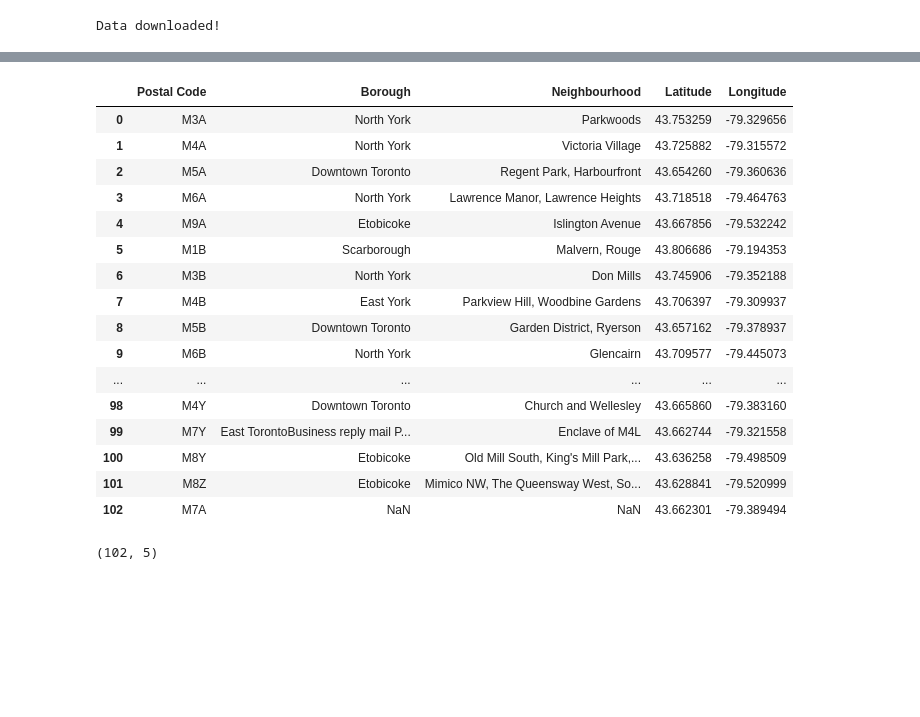
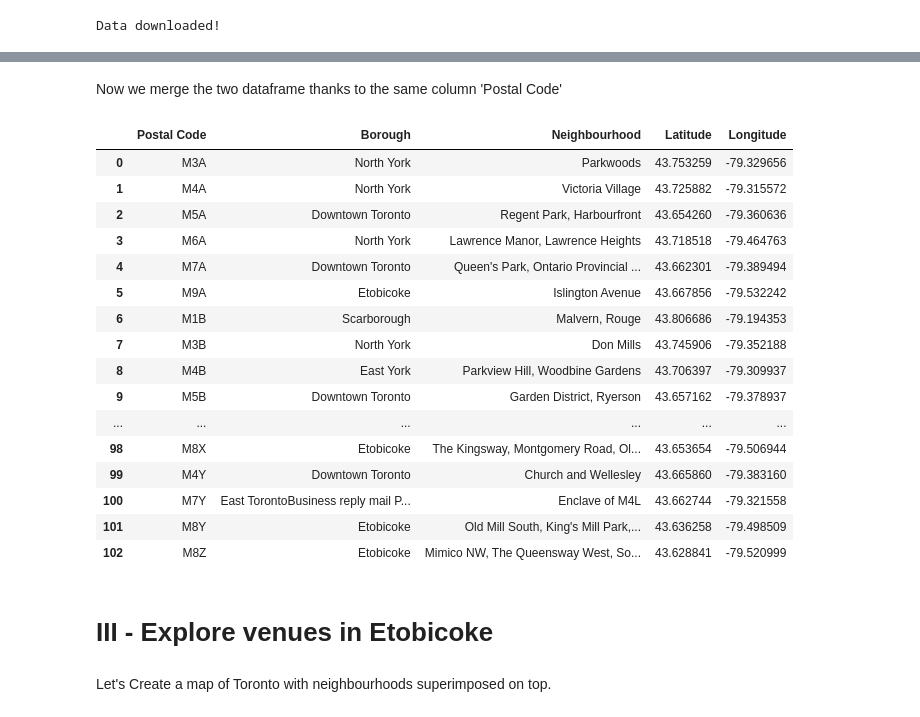
Before and after one commit to Techneb/Coursera_Capstone, a Jupyter notebook: Assignment 9 - Segmenting and Clustering Neighborhouds in Toronto.ipynb, the cells around one changed output, grey strips where cells are left out. Drawn from its saved outputs; the diff is of its cells as text; code cells hidden in the pictures; blank space fills up the shorter version.

```diff
--- a/Assignment 9 - Segmenting and Clustering Neighborhouds in Toronto.ipynb
+++ b/Assignment 9 - Segmenting and Clustering Neighborhouds in Toronto.ipynb
@@ -186,22 +187,3 @@ df.shape
 # II - Scrapping locations
 # %% [markdown]
 We are using the CSV file to retreive the coordinates of each postal code
-# %%
-import geocoder # import geocoder
-
-#for i in range(len(df)):
-# initialize your variable to None
-lat_lng_coords = None
-
-# loop until you get the coordinates
-while(lat_lng_coords is None):
-    g = geocoder.google('{}, Toronto, Ontario'.format(df.iloc[0]['Postal Code']))
-    lat_lng_coords = g.latlng
-
-latitude = lat_lng_coords[0]
-longitude = lat_lng_coords[1]
-
-df = df.append({'Latitude': latitude,
-                'Longitude': longitude}, ignore_index=True)
-
-df
@@ -238,25 +199,29 @@ loc_data
+# %% [markdown]
+Now we merge the two dataframe thanks to the same column 'Postal Code'
 # %%
 clean_df = pd.merge(left=df, right=loc_data, how='right', left_on='Postal Code', right_on='Postal Code')
-clean_df
-# %% [output]
-|  | Postal Code | Borough | Neighbourhood | Latitude | Longitude |
-| 0 | M3A | North York | Parkwoods | 43.753259 | -79.329656 |
-| 1 | M4A | North York | Victoria Village | 43.725882 | -79.315572 |
-| 2 | M5A | Downtown Toronto | Regent Park, Harbourfront | 43.654260 | -79.360636 |
-| 3 | M6A | North York | Lawrence Manor, Lawrence Heights | 43.718518 | -79.464763 |
-| 4 | M9A | Etobicoke | Islington Avenue | 43.667856 | -79.532242 |
-| 5 | M1B | Scarborough | Malvern, Rouge | 43.806686 | -79.194353 |
-| 6 | M3B | North York | Don Mills | 43.745906 | -79.352188 |
-| 7 | M4B | East York | Parkview Hill, Woodbine Gardens | 43.706397 | -79.309937 |
-| 8 | M5B | Downtown Toronto | Garden District, Ryerson | 43.657162 | -79.378937 |
-| 9 | M6B | North York | Glencairn | 43.709577 | -79.445073 |
-| ... | ... | ... | ... | ... | ... |
-| 98 | M4Y | Downtown Toronto | Church and Wellesley | 43.665860 | -79.383160 |
-| 99 | M7Y | East TorontoBusiness reply mail P... | Enclave of M4L | 43.662744 | -79.321558 |
-| 100 | M8Y | Etobicoke | Old Mill South, King's Mill Park,... | 43.636258 | -79.498509 |
-| 101 | M8Z | Etobicoke | Mimico NW, The Queensway West, So... | 43.628841 | -79.520999 |
-| 102 | M7A | NaN | NaN | 43.662301 | -79.389494 |
-# %%
-clean_df.shape
-# %% [output]
-(102, 5)
+# %%
+cdf = clean_df
+cdf
+# %% [output]
+|  | Postal Code | Borough | Neighbourhood | Latitude | Longitude |
+| 0 | M3A | North York | Parkwoods | 43.753259 | -79.329656 |
+| 1 | M4A | North York | Victoria Village | 43.725882 | -79.315572 |
+| 2 | M5A | Downtown Toronto | Regent Park, Harbourfront | 43.654260 | -79.360636 |
+| 3 | M6A | North York | Lawrence Manor, Lawrence Heights | 43.718518 | -79.464763 |
+| 4 | M7A | Downtown Toronto | Queen's Park, Ontario Provincial ... | 43.662301 | -79.389494 |
+| 5 | M9A | Etobicoke | Islington Avenue | 43.667856 | -79.532242 |
+| 6 | M1B | Scarborough | Malvern, Rouge | 43.806686 | -79.194353 |
+| 7 | M3B | North York | Don Mills | 43.745906 | -79.352188 |
+| 8 | M4B | East York | Parkview Hill, Woodbine Gardens | 43.706397 | -79.309937 |
+| 9 | M5B | Downtown Toronto | Garden District, Ryerson | 43.657162 | -79.378937 |
+| ... | ... | ... | ... | ... | ... |
+| 98 | M8X | Etobicoke | The Kingsway, Montgomery Road, Ol... | 43.653654 | -79.506944 |
+| 99 | M4Y | Downtown Toronto | Church and Wellesley | 43.665860 | -79.383160 |
+| 100 | M7Y | East TorontoBusiness reply mail P... | Enclave of M4L | 43.662744 | -79.321558 |
+| 101 | M8Y | Etobicoke | Old Mill South, King's Mill Park,... | 43.636258 | -79.498509 |
+| 102 | M8Z | Etobicoke | Mimico NW, The Queensway West, So... | 43.628841 | -79.520999 |
+# %% [markdown]
+# III - Explore venues in Etobicoke
+# %% [markdown]
+Let's Create a map of Toronto with neighbourhoods superimposed on top.
```
Also changed, not shown: parts of 51 cells of this notebook.
